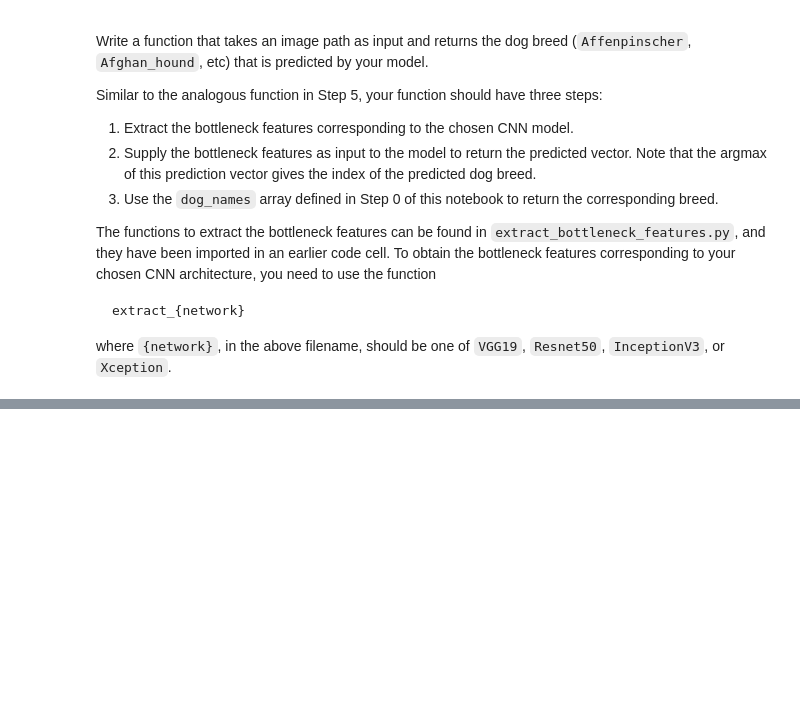
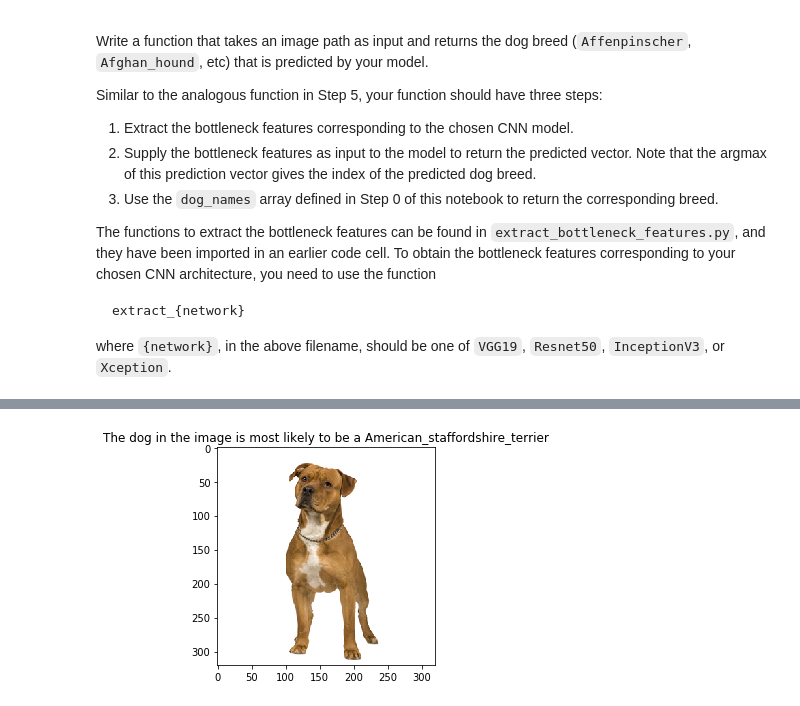
Before and after one commit to triwoods/udacity-ml-projects, a Jupyter notebook: dog-project/dog_app.ipynb, the cells around one changed output, grey strips where cells are left out. Saved outputs shown, nothing was run; the diff lists cells and outputs as text; code cells hidden in the pictures; blank space fills up the shorter version.

```diff
--- a/dog-project/dog_app.ipynb
+++ b/dog-project/dog_app.ipynb
@@ -586,0 +786,4 @@ __Answer:__
+# %%
+dog_breed_detector_Resnet50(dog_files_short[3])
+# %% [output]
+[figure, added]
```
Also changed, not shown: parts of 37 cells of this notebook.
